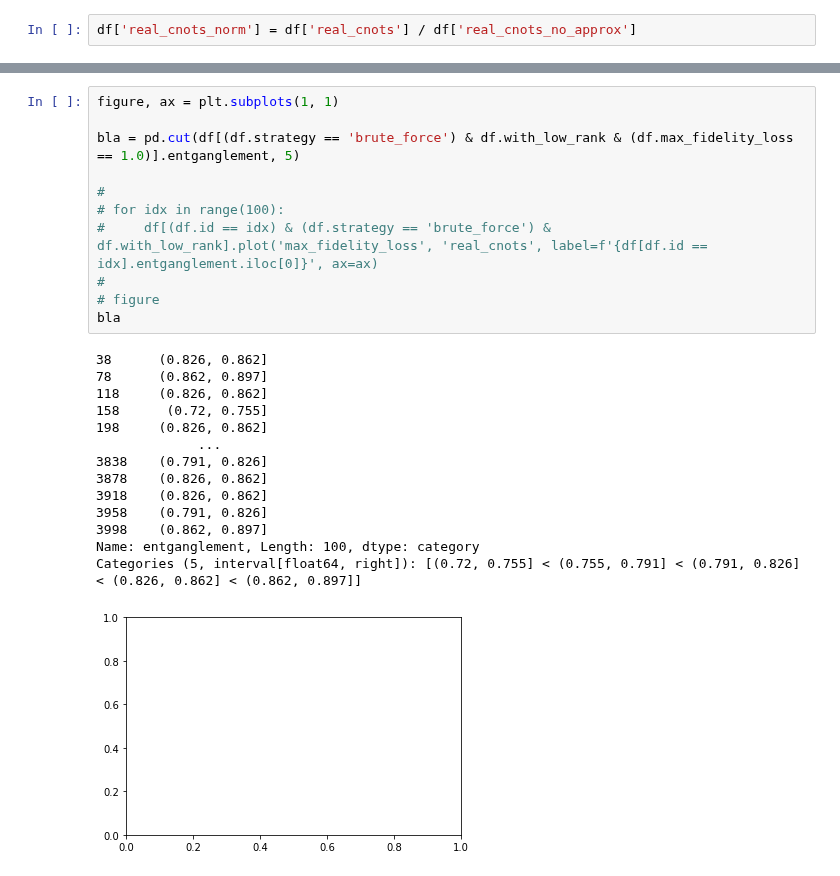
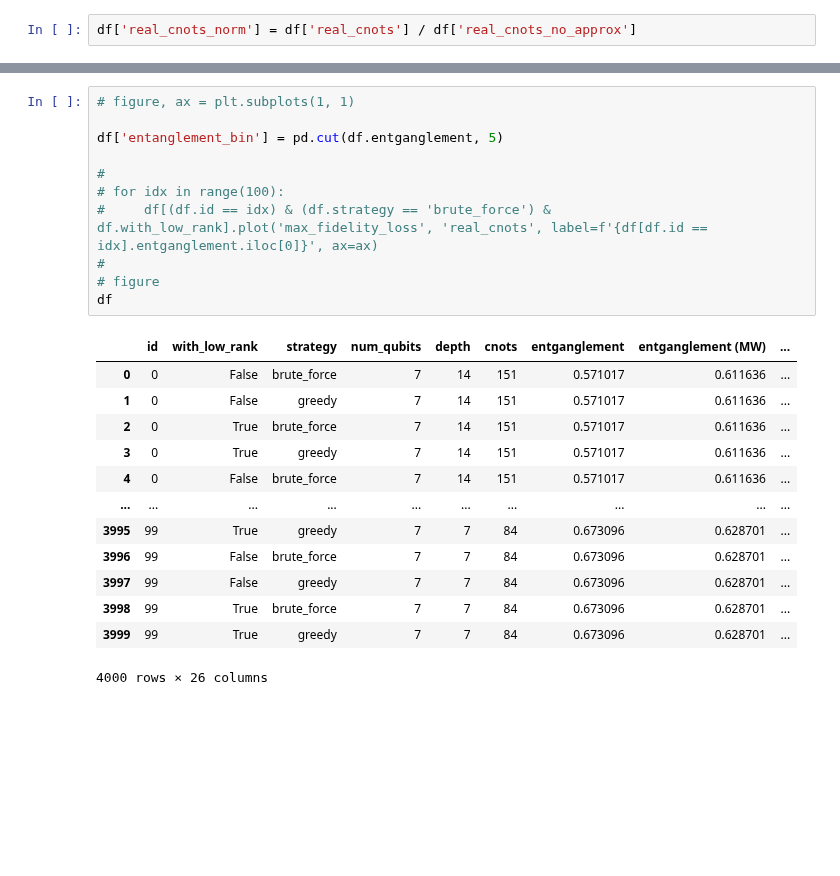
Before and after one commit to qclib/qclib, a Jupyter notebook: example/baa_schmidt/Analysis.ipynb, the cells around one changed output, grey strips where cells are left out. Cells and saved outputs as stored; diff of their text form; blank space fills up the shorter version.

```diff
--- a/example/baa_schmidt/Analysis.ipynb
+++ b/example/baa_schmidt/Analysis.ipynb
@@ -38,29 +38,28 @@ Name: real_cnots_norm, dtype: float64
 # %%
-figure, ax = plt.subplots(1, 1)
+# figure, ax = plt.subplots(1, 1)
 
-bla = pd.cut(df[(df.strategy == 'brute_force') & df.with_low_rank & (df.max_fidelity_loss == 1.0)].entganglement, 5)
+df['entanglement_bin'] = pd.cut(df.entganglement, 5)
 
 #
 # for idx in range(100):
 #     df[(df.id == idx) & (df.strategy == 'brute_force') & df.with_low_rank].plot('max_fidelity_loss', 'real_cnots', label=f'{df[df.id == idx].entganglement.iloc[0]}', ax=ax)
 #
 # figure
-bla
+df
 # %% [output]
+|  | id | with_low_rank | strategy | num_qubits | depth | cnots | entganglement | entganglement (MW) | ... |
+| 0 | 0 | False | brute_force | 7 | 14 | 151 | 0.571017 | 0.611636 | ... |
+| 1 | 0 | False | greedy | 7 | 14 | 151 | 0.571017 | 0.611636 | ... |
+| 2 | 0 | True | brute_force | 7 | 14 | 151 | 0.571017 | 0.611636 | ... |
+| 3 | 0 | True | greedy | 7 | 14 | 151 | 0.571017 | 0.611636 | ... |
+| 4 | 0 | False | brute_force | 7 | 14 | 151 | 0.571017 | 0.611636 | ... |
+| ... | ... | ... | ... | ... | ... | ... | ... | ... | ... |
+| 3995 | 99 | True | greedy | 7 | 7 | 84 | 0.673096 | 0.628701 | ... |
+| 3996 | 99 | False | brute_force | 7 | 7 | 84 | 0.673096 | 0.628701 | ... |
+| 3997 | 99 | False | greedy | 7 | 7 | 84 | 0.673096 | 0.628701 | ... |
+| 3998 | 99 | True | brute_force | 7 | 7 | 84 | 0.673096 | 0.628701 | ... |
+| 3999 | 99 | True | greedy | 7 | 7 | 84 | 0.673096 | 0.628701 | ... |
-38      (0.826, 0.862]
-78      (0.862, 0.897]
-118     (0.826, 0.862]
-158      (0.72, 0.755]
-198     (0.826, 0.862]
-             ...
-3838    (0.791, 0.826]
-3878    (0.826, 0.862]
-3918    (0.826, 0.862]
-3958    (0.791, 0.826]
-3998    (0.862, 0.897]
-Name: entganglement, Length: 100, dtype: category
-Categories (5, interval[float64, right]): [(0.72, 0.755] < (0.755, 0.791] < (0.791, 0.826] < (0.826, 0.862] < (0.862, 0.897]]
+4000 rows × 26 columns
-[figure, removed]
 # %%
 max_fidelity_loss = 0.1
 df[(np.abs(df.max_fidelity_loss - max_fidelity_loss) < 1e-6) & (df.strategy == 'brute_force') & (df.with_low_rank)]
```
Also changed, not shown: parts of 4 cells of this notebook, 1 other file.
